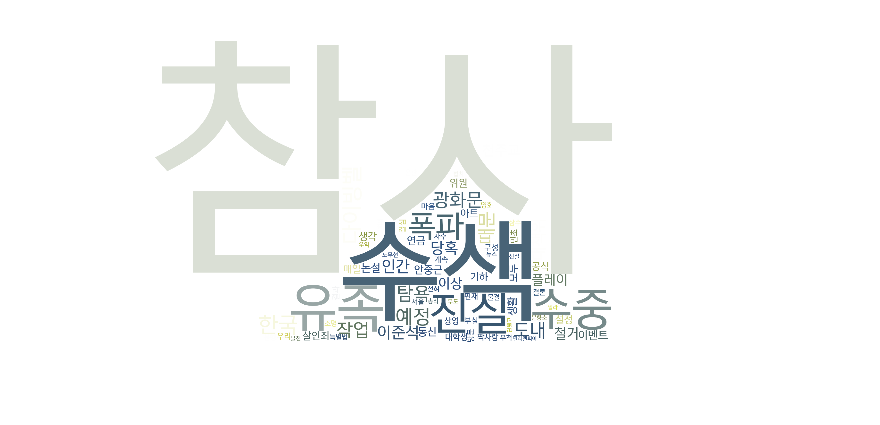
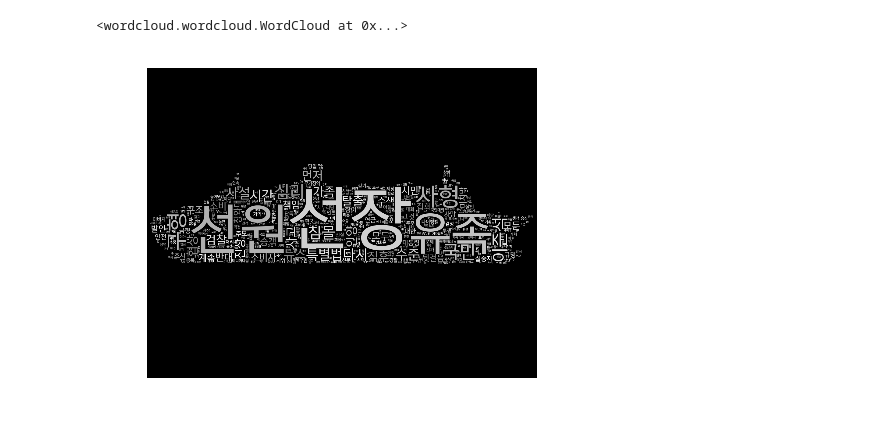
Before and after one commit to chukycheese/workshopd, a Jupyter notebook: Word Cloud Function.ipynb, the cells around one changed output. Saved outputs shown, nothing was run; the diff lists cells and outputs as text; code cells hidden in the pictures.

```diff
--- a/Word Cloud Function.ipynb
+++ b/Word Cloud Function.ipynb
@@ -54,8 +31,0 @@ Name: tweet, dtype: object
-# %%
-import re
-regex = r'[가-힣]+'    # 한글만 모조리 불러오자
-
-%timeit
-a = []
-for i in range(5):
-    a.append(' '.join(data['tweet'].map(lambda x: re.findall(regex, x))[i]))
@@ -85,7 +46,9 @@ def get_twts(filename):
 def get_twts2(filename):
     data = read_data2(filename)
     regex = r'[가-힣]+'    # 한글만 모조리 불러오자
-    processed_twt = '\n'.join(re.findall(regex, str(data['tweet'])))
+    parsed_twt = data['tweet'].map(lambda x: ' '.join(re.findall(regex, x)))
+    processed_twt = ' '.join(parsed_twt)
     twt_pos = Twitter().pos(processed_twt, norm = True, stem = True)
-    twt_noun = [''.join(k) for (k, v) in twt_pos]
-    return twt_noun
+    stop_words = ['세월호', '참사', '유가족']
+    twt_noun = [''.join(k) for (k, v) in twt_pos if v == "Noun" and len(k) > 1 and k not in stop_words]
+    return ' '.join(twt_noun)
@@ -136,15 +56,15 @@ os.listdir(path_twts)
 import random
 
 def grey_color_func(word, font_size, position, orientation, random_state=None, **kwargs):
-    return "hsl(0, 0%%, %d%%)" % random.randint(60, 100)
+    return "hsl(0, 0%%, %d%%)" % random.randint(50, 100)
 
 def draw_wc(filename, logo_name):
     path_logo = 'c:/python/workshopd/sewol logos/'
-    # logo = imread(path_logo + logo_name + '.jpg')
-    # image_color = ImageColorGenerator(logo)
+    logo = imread(path_logo + logo_name)
+    image_color = ImageColorGenerator(logo)
     data = get_twts(filename)
     wc = WordCloud(width = 1920, height = 1280, font_path = "C:\Windows\Fonts\YoonGothic750.otf",
-               background_color = "white", ranks_only = True,
+               background_color = "black", ranks_only = True, mask = logo,
                color_func = grey_color_func, max_words = 500)
     wc.generate(data)
     plt.axis('off')
@@ -162,17 +77,21 @@ draw_wc('20141027.xlsx', '세월호1')
 # %%
-def draw_wc3(filename):
-    data = get_twts(filename)
+def draw_wc2(filename, logo_name):
+    path_logo = 'c:/python/workshopd/sewol logos/'
+    logo = imread(path_logo + logo_name)
+    image_color = ImageColorGenerator(logo)
+    data = get_twts2(filename)
     wc = WordCloud(width = 1920, height = 1280, font_path = "C:\Windows\Fonts\YoonGothic750.otf",
-               background_color = "white", ranks_only = False, margin = 10,
-               max_words = 500)
+               background_color = "black", ranks_only = True, mask = logo,
+               color_func = grey_color_func, max_words = 500)
     wc.generate(data)
     plt.axis('off')
-    plt.imshow(wc)
-    return plt.savefig(filename[:-5] + '.svg', format = 'svg')
+    plt.imshow(wc.recolor(color_func=grey_color_func, random_state=3))
+    return wc.to_file(filename[:-5] + '.png')
-# %%
-draw_wc('20141110.xlsx', '세월호1')
-# %% [output]
-[figure, removed]
+# %%
+draw_wc2('20141027.xlsx', '배.png')
+# %% [output]
+<wordcloud.wordcloud.WordCloud at 0x...>
+[figure, added]
 # %%
 import os
 path = 'C:/python/workshopd/tweets/'
```
Also changed, not shown: parts of 14 cells of this notebook, 8 other files.
